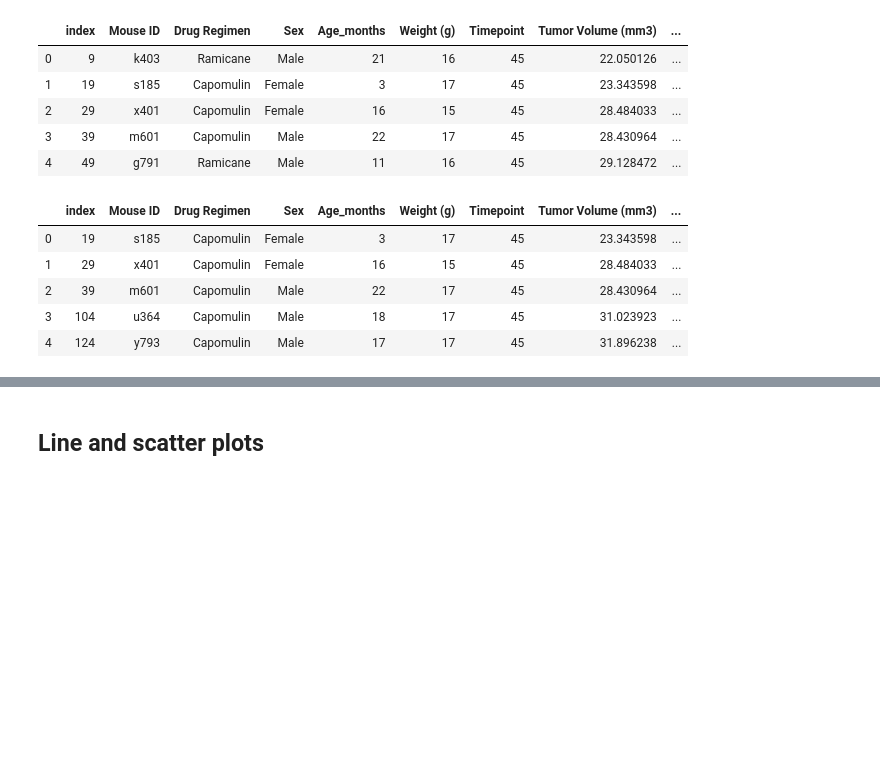
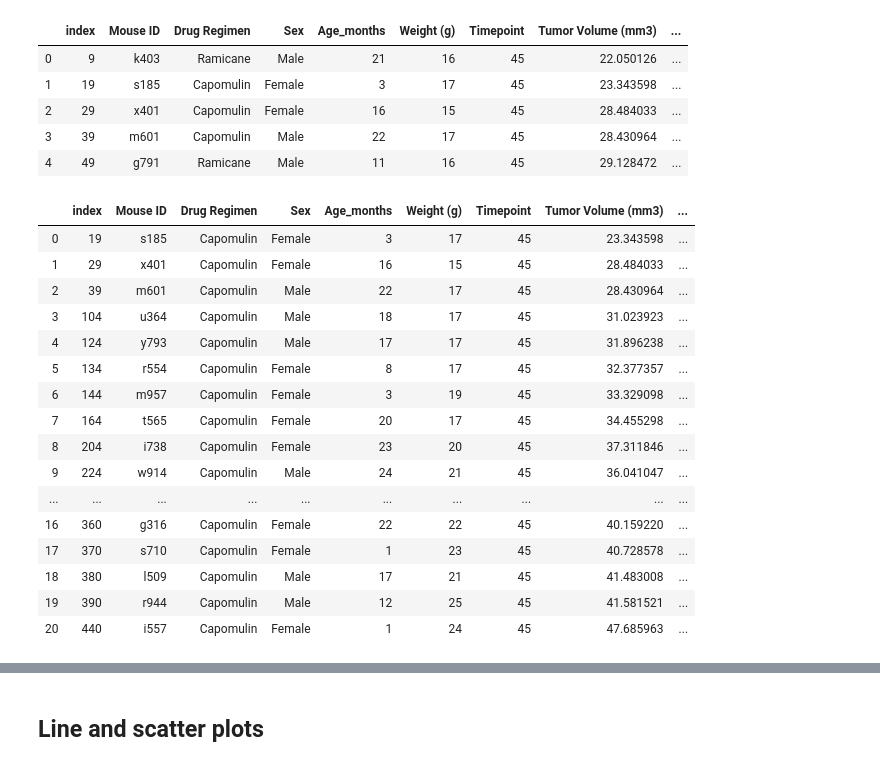
Before and after one commit to mjenkins15/JenkinsMatplotlib_Challenge, a Jupyter notebook: Pymaceuticals/pymaceuticals_starter.ipynb, the cells around one changed output, grey strips where cells are left out. Drawn from its saved outputs; the diff is of its cells as text; code cells hidden in the pictures; blank space fills up the shorter version.

Commit message:
updating Capomulin data

```diff
--- a/Pymaceuticals/pymaceuticals_starter.ipynb
+++ b/Pymaceuticals/pymaceuticals_starter.ipynb
@@ -272,11 +275,22 @@ final_tumor_vol_df.head().reset_index()
 # %%
 #Capomulin Data
 capomulin_regimen = final_tumor_vol_df[final_tumor_vol_df["Drug Regimen"].isin(["Capomulin"])]
-capomulin_regimen.head().reset_index()
+capomulin_regimen.reset_index()
 # %% [output]
 |  | index | Mouse ID | Drug Regimen | Sex | Age_months | Weight (g) | Timepoint | Tumor Volume (mm3) | ... |
 | 0 | 19 | s185 | Capomulin | Female | 3 | 17 | 45 | 23.343598 | ... |
 | 1 | 29 | x401 | Capomulin | Female | 16 | 15 | 45 | 28.484033 | ... |
 | 2 | 39 | m601 | Capomulin | Male | 22 | 17 | 45 | 28.430964 | ... |
 | 3 | 104 | u364 | Capomulin | Male | 18 | 17 | 45 | 31.023923 | ... |
 | 4 | 124 | y793 | Capomulin | Male | 17 | 17 | 45 | 31.896238 | ... |
+| 5 | 134 | r554 | Capomulin | Female | 8 | 17 | 45 | 32.377357 | ... |
+| 6 | 144 | m957 | Capomulin | Female | 3 | 19 | 45 | 33.329098 | ... |
+| 7 | 164 | t565 | Capomulin | Female | 20 | 17 | 45 | 34.455298 | ... |
+| 8 | 204 | i738 | Capomulin | Female | 23 | 20 | 45 | 37.311846 | ... |
+| 9 | 224 | w914 | Capomulin | Male | 24 | 21 | 45 | 36.041047 | ... |
+| ... | ... | ... | ... | ... | ... | ... | ... | ... | ... |
+| 16 | 360 | g316 | Capomulin | Female | 22 | 22 | 45 | 40.159220 | ... |
+| 17 | 370 | s710 | Capomulin | Female | 1 | 23 | 45 | 40.728578 | ... |
+| 18 | 380 | l509 | Capomulin | Male | 17 | 21 | 45 | 41.483008 | ... |
+| 19 | 390 | r944 | Capomulin | Male | 12 | 25 | 45 | 41.581521 | ... |
+| 20 | 440 | i557 | Capomulin | Female | 1 | 24 | 45 | 47.685963 | ... |
```
Also changed, not shown: parts of 7 cells of this notebook.
